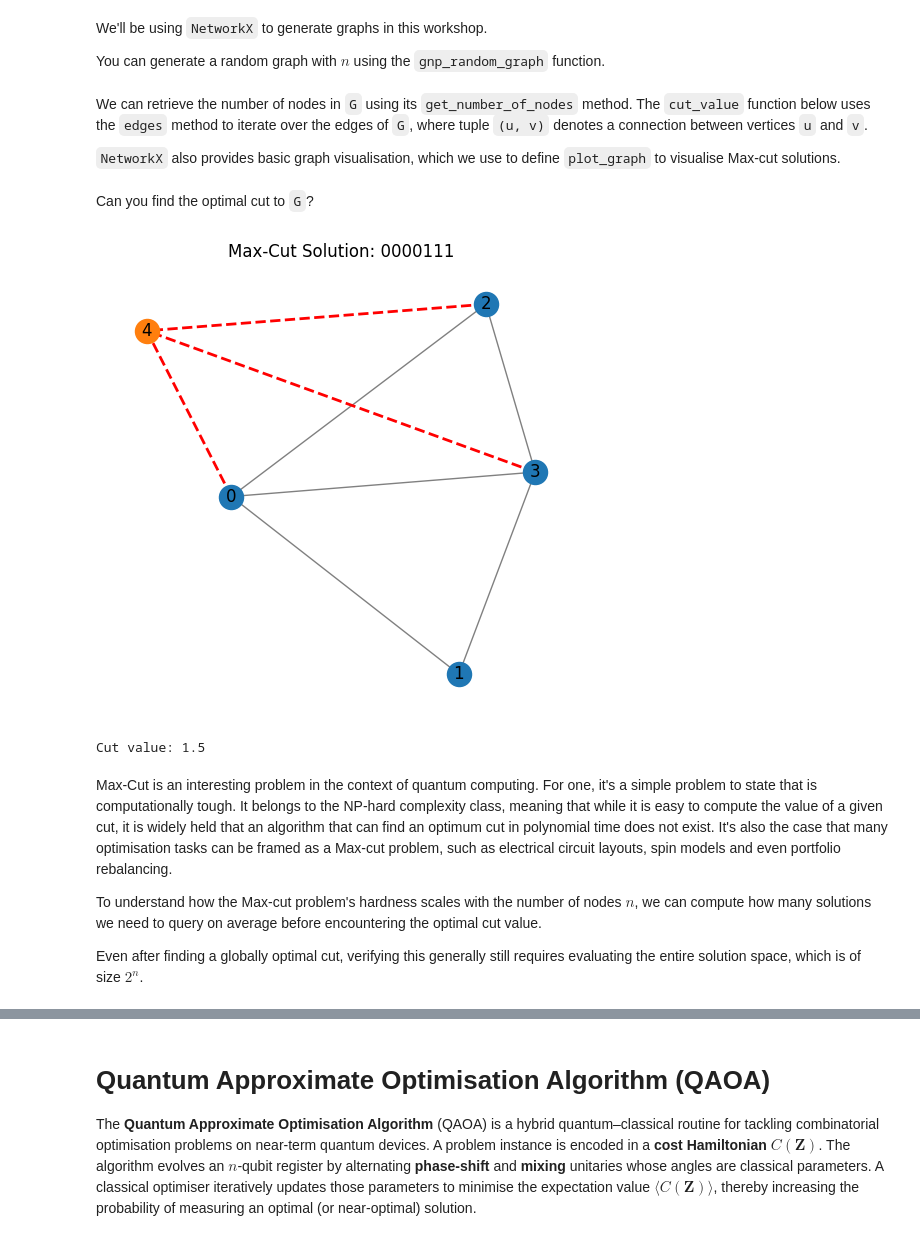
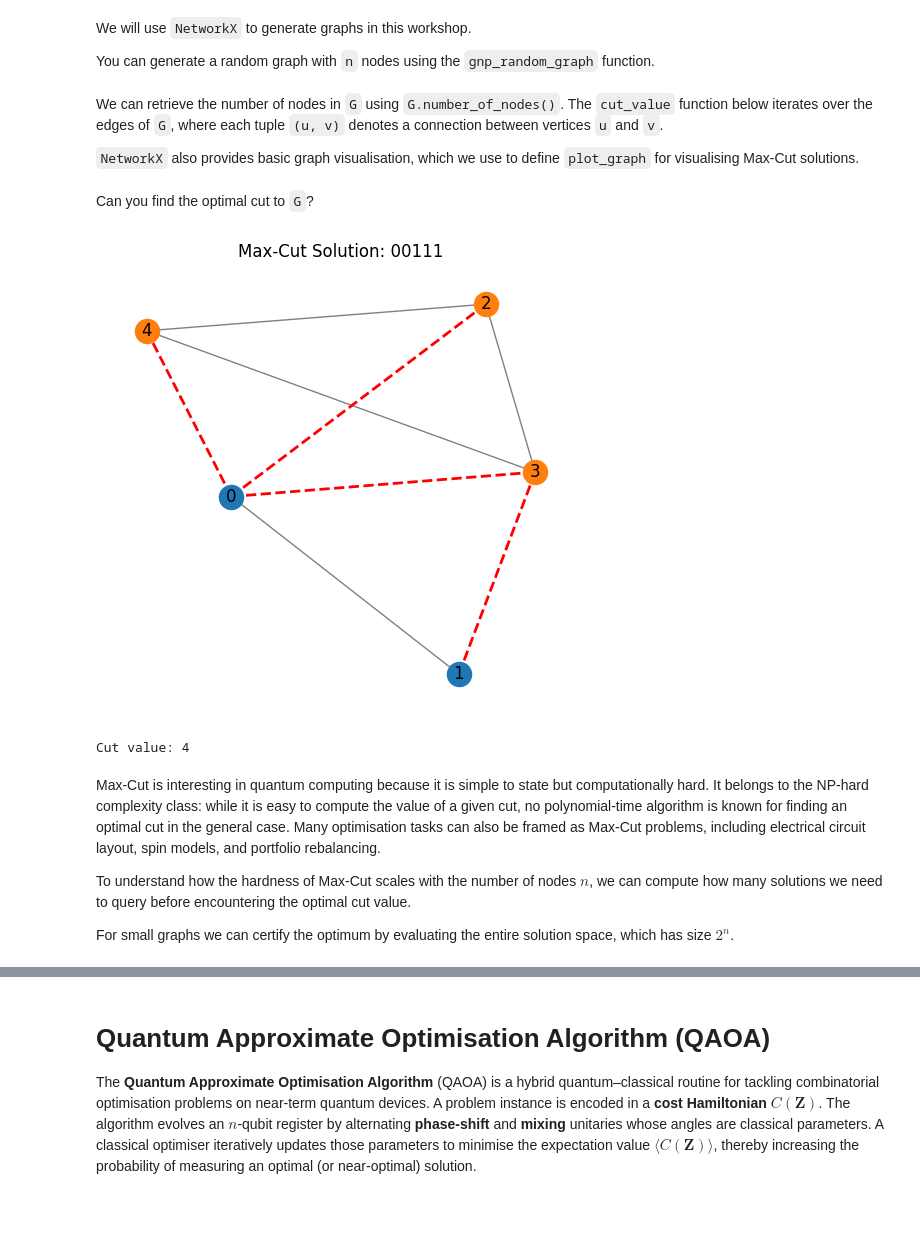
Before and after one commit to PawseySC/PHYS4004_quantum_computing, a Jupyter notebook: solutions/Solutions_Part_2_Solving_Max_Cut_with_QAOA.ipynb, the cells around one changed output, grey strips where cells are left out. Cells and saved outputs as stored; diff of their text form; code cells hidden in the pictures; blank space fills up the shorter version.

Commit message:
Refactor part 2 notebooks for in-place circuit construction, polish text and examples.

```diff
--- a/solutions/Solutions_Part_2_Solving_Max_Cut_with_QAOA.ipynb
+++ b/solutions/Solutions_Part_2_Solving_Max_Cut_with_QAOA.ipynb
@@ -12,18 +12,18 @@ We can represent a solution (or "cut") to the Max-Cut problem using a bitstring,
 def int2bits(k, n):
     return format(k, f"0{n}b")
 # %% [markdown]
-We'll be using `NetworkX` to generate graphs in this workshop.
+We will use `NetworkX` to generate graphs in this workshop.
 
-You can generate a random graph with $n$ using the `gnp_random_graph` function.
+You can generate a random graph with `n` nodes using the `gnp_random_graph` function.
 # %%
 n = 7 # number of nodes
 edge_prob = 0.5 # probability of edge creation
 
 G = nx.gnp_random_graph(n, edge_prob, seed=42) # create a random graph using networkx
 # %% [markdown]
-We can retrieve the number of nodes  in `G` using its `get_number_of_nodes` method. The  `cut_value` function below uses the `edges` method to iterate over the edges of `G`,  where tuple `(u, v)`  denotes a connection between vertices `u` and `v`.
+We can retrieve the number of nodes in `G` using `G.number_of_nodes()`. The `cut_value` function below iterates over the edges of `G`, where each tuple `(u, v)` denotes a connection between vertices `u` and `v`.
 
-`NetworkX` also provides basic graph visualisation, which we use  to define `plot_graph` to visualise Max-cut solutions.
+`NetworkX` also provides basic graph visualisation, which we use to define `plot_graph` for visualising Max-Cut solutions.
 # %%
 def cut_value(bitstring, G):
     z = [int(b) for b in bitstring]
@@ -59,19 +59,19 @@ Can you find the optimal cut to `G`?
 # %%
 n = 5
 edge_prob = 0.7
 G = nx.gnp_random_graph(n, edge_prob, seed = 42)
-cut = '0000111'
+cut = '00111'
 plot_graph(G, cut = cut)
 print(f'Cut value: {cut_value(cut, G)}')
 # %% [output]
-[figure, old version]
+[figure, new version]
-Cut value: 1.5
+Cut value: 4
 # %% [markdown]
-Max-Cut is an interesting problem in the context of quantum computing. For one,  it's a simple problem to state that is computationally tough. It belongs to the NP-hard complexity class, meaning that while it is easy to compute the value of a given cut, it is widely held that an algorithm that can find an optimum cut in polynomial time does not exist. It's also the case that many optimisation tasks can be framed as a Max-cut problem, such as electrical circuit layouts, spin models and even portfolio rebalancing.
+Max-Cut is interesting in quantum computing because it is simple to state but computationally hard. It belongs to the NP-hard complexity class: while it is easy to compute the value of a given cut, no polynomial-time algorithm is known for finding an optimal cut in the general case. Many optimisation tasks can also be framed as Max-Cut problems, including electrical circuit layout, spin models, and portfolio rebalancing.
 
-To understand how the Max-cut problem's hardness scales with the number of nodes $n$, we can compute how many solutions we need to query on average before encountering the optimal cut value.
+To understand how the hardness of Max-Cut scales with the number of nodes $n$, we can compute how many solutions we need to query before encountering the optimal cut value.
 
-Even after finding a globally optimal cut, verifying this generally still requires evaluating the entire solution space, which is of size $2^n$.
+For small graphs we can certify the optimum by evaluating the entire solution space, which has size $2^n$.
 # %%
 def first_optimum(n, G):
     best_val, evals_to_best, best_bs = -1, 0, None
```
Also changed, not shown: parts of 21 cells of this notebook, 1 other file.
